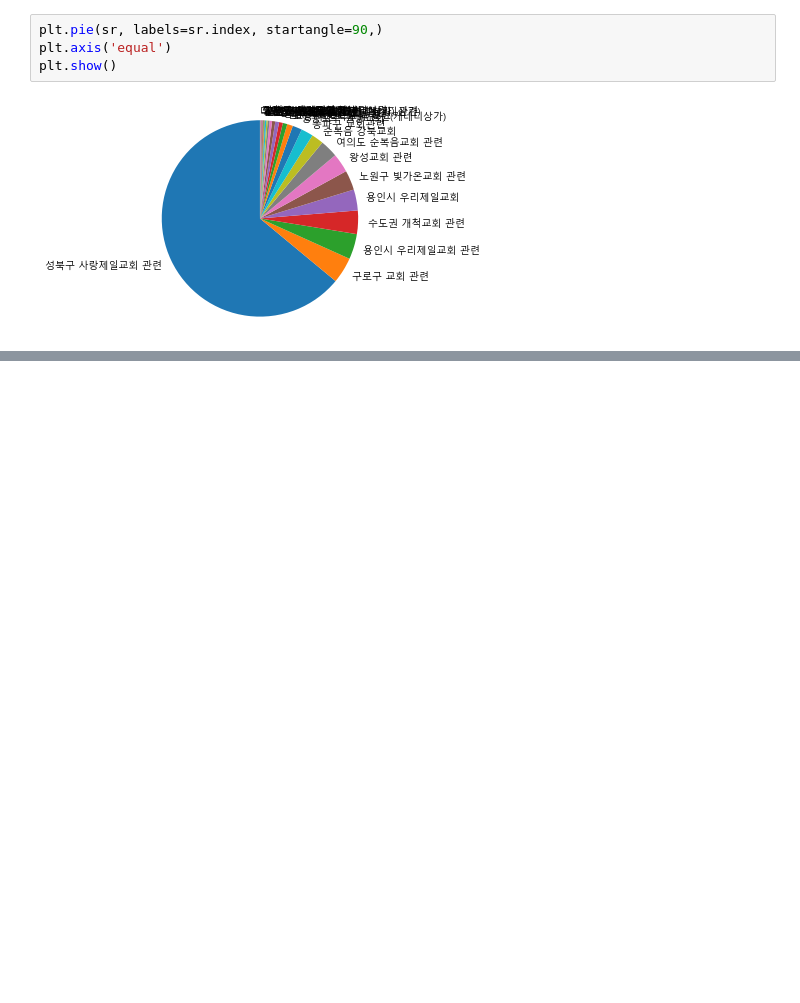
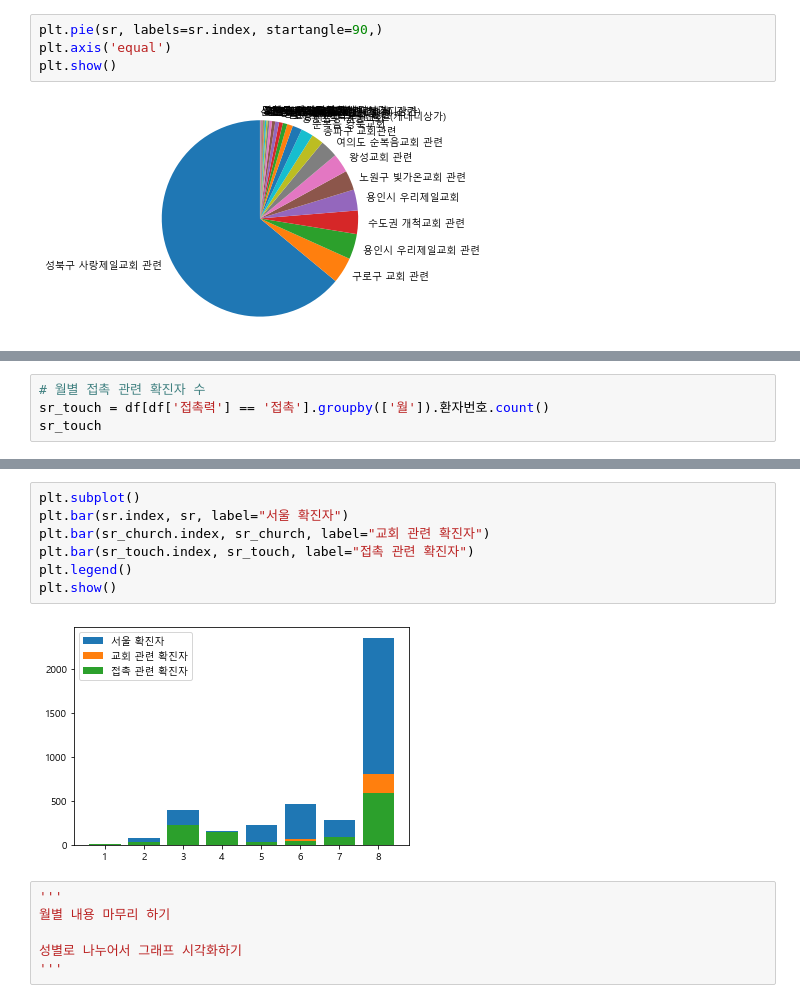
Before and after one commit to Lagom92/covid_visualize, a Jupyter notebook: note/church_seoul.ipynb, the cells around one changed output, grey strips where cells are left out. Drawn from its saved outputs; the diff is of its cells as text; blank space fills up the shorter version.

```diff
--- a/note/church_seoul.ipynb
+++ b/note/church_seoul.ipynb
@@ -212,0 +355,4 @@ plt.show()
+# %%
+# 월별 접촉 관련 확진자 수
+sr_touch = df[df['접촉력'] == '접촉'].groupby(['월']).환자번호.count()
+sr_touch
@@ -212,0 +370,15 @@ plt.show()
+# %%
+plt.subplot()
+plt.bar(sr.index, sr, label="서울 확진자")
+plt.bar(sr_church.index, sr_church, label="교회 관련 확진자")
+plt.bar(sr_touch.index, sr_touch, label="접촉 관련 확진자")
+plt.legend()
+plt.show()
+# %% [output]
+[figure, added]
+# %%
+'''
+월별 내용 마무리 하기
+
+성별로 나누어서 그래프 시각화하기
+'''
```
Also changed, not shown: parts of 18 cells of this notebook.
